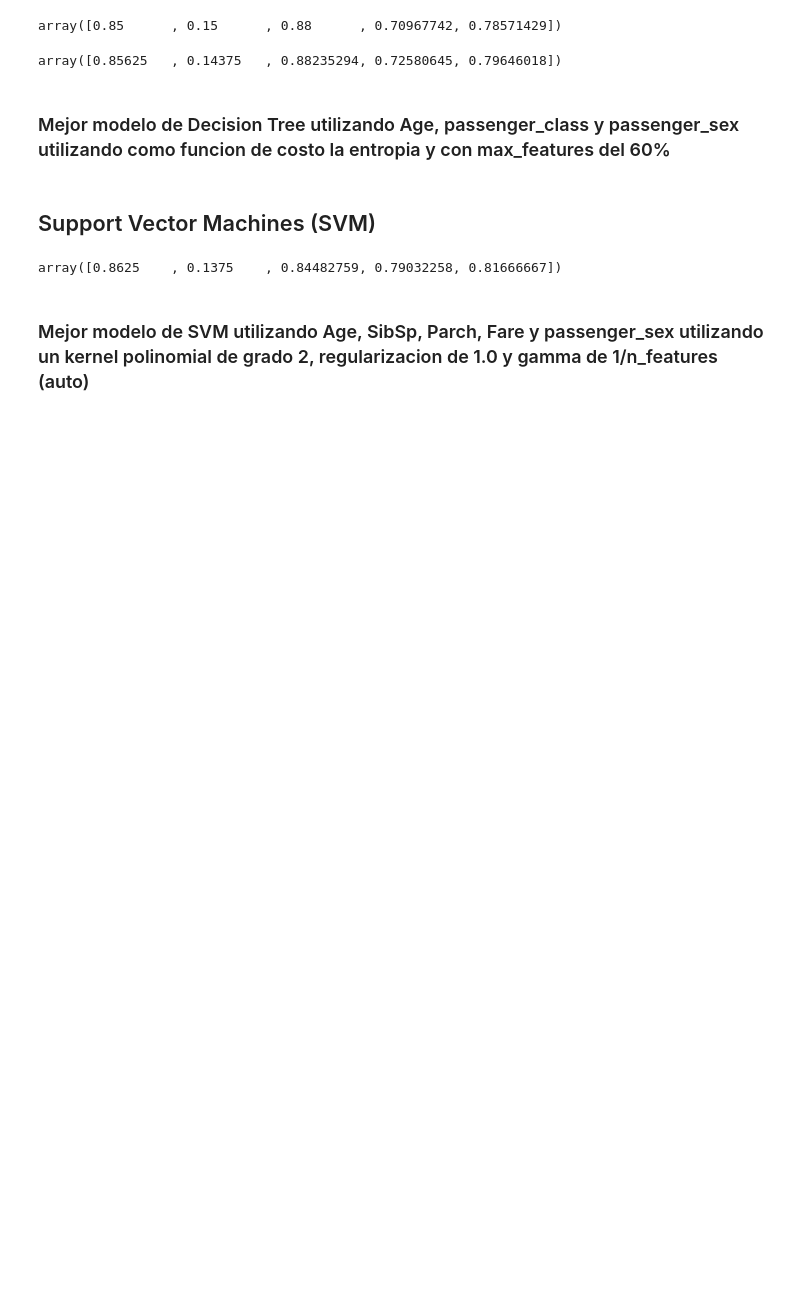
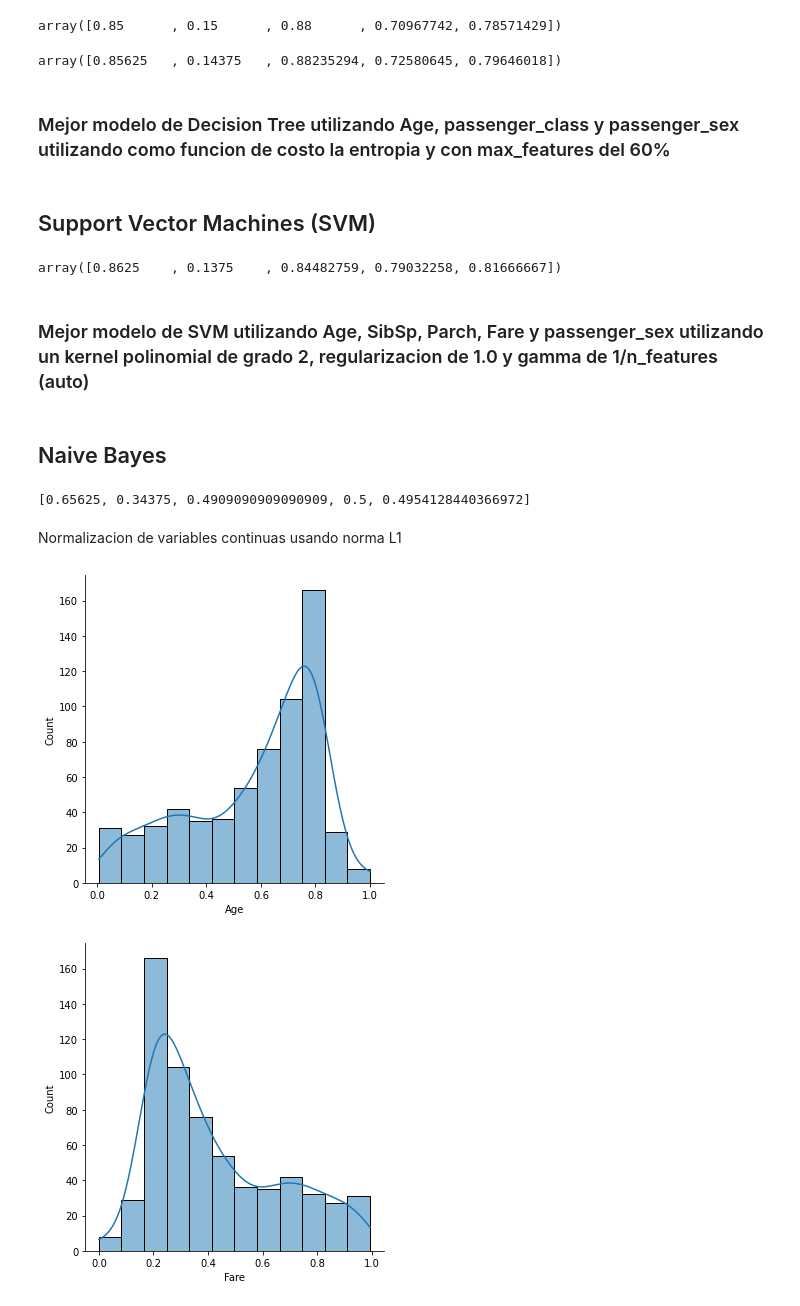
Before and after one commit to cesaraceytuno/STATISTICAL_LEARNING_1, a Jupyter notebook: Proyectos/Proyecto1/Proyecto.ipynb, the cells around one changed output. Cells and saved outputs as stored; diff of their text form; code cells hidden in the pictures; blank space fills up the shorter version.

Commit message:
Finalizacion entrenamiento Naive Bayes

```diff
--- a/Proyectos/Proyecto1/Proyecto.ipynb
+++ b/Proyectos/Proyecto1/Proyecto.ipynb
@@ -262,3 +262,5 @@ metricasSVM
 array([0.8625    , 0.1375    , 0.84482759, 0.79032258, 0.81666667])
 # %% [markdown]
 ### Mejor modelo de SVM utilizando Age, SibSp, Parch, Fare y passenger_sex utilizando un kernel polinomial de grado 2, regularizacion de 1.0 y gamma de 1/n_features (auto)
+# %% [markdown]
+## Naive Bayes
@@ -264,0 +335,31 @@ array([0.8625    , 0.1375    , 0.84482759, 0.79032258, 0.81666667])
+# %%
+variables = ['SibSp','Parch','Fare','passenger_class','passenger_sex']
+experiment_str = 'NB_Vars='+'-'.join(variables)
+variables.append('passenger_survived')
+nb = NaiveBayes_Classifier()
+nb.fit(train_m3[variables])
+y_hat = nb.predict(validation_m3[variables])
+
+accuracy = metrics.accuracy_score(validation_m3['passenger_survived'], y_hat)
+error = 1-metrics.accuracy_score(validation_m3['passenger_survived'], y_hat)
+precision = metrics.precision_score(validation_m3['passenger_survived'], y_hat, pos_label='Y')
+recall = metrics.recall_score(validation_m3['passenger_survived'], y_hat, pos_label='Y')
+f1 = metrics.f1_score(validation_m3['passenger_survived'], y_hat, pos_label='Y')
+now = datetime.now()
+save_experiment('Bitacora Experimentos - NB.csv', [str(now),experiment_str,accuracy,error,precision,recall,f1])
+print([accuracy,error,precision,recall,f1])
+# %% [output]
+[0.65625, 0.34375, 0.4909090909090909, 0.5, 0.4954128440366972]
+# %% [markdown]
+Normalizacion de variables continuas usando norma L1
+# %%
+norm_data = pd.DataFrame(preprocessing.normalize(train_m3.loc[:,['Age','Fare']], norm='l1'), columns=['Age', 'Fare'], index=train_m3.loc[:,['Age','Fare']].index)
+norm_train = train_m3.copy()
+norm_train['Age'] = norm_data.loc[:,'Age']
+norm_train['Fare'] = norm_data.loc[:,'Fare']
+norm_train
+for columna in ['Age','Fare']:
+    sns.displot(norm_train, x=columna, kde=True)
+# %% [output]
+[figure, added]
+[figure, added]
```
Also changed, not shown: parts of 6 cells of this notebook, 1 other file.
